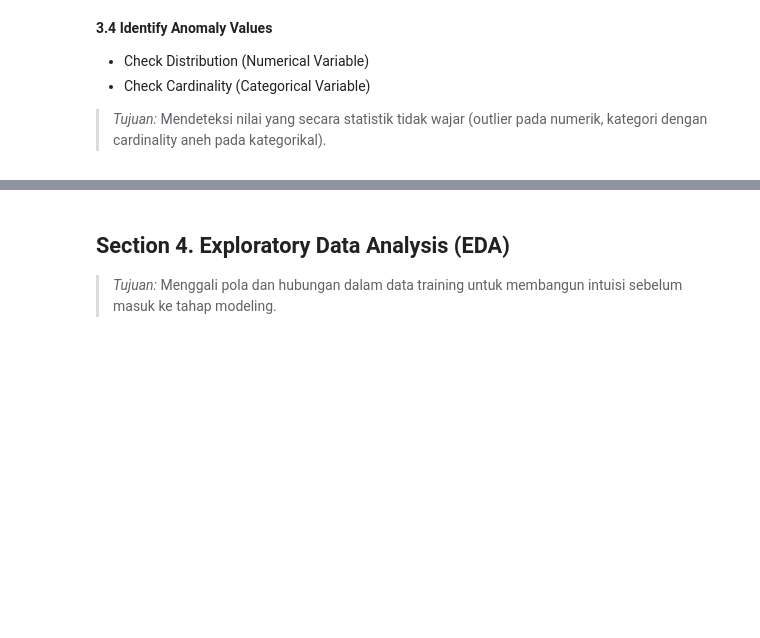
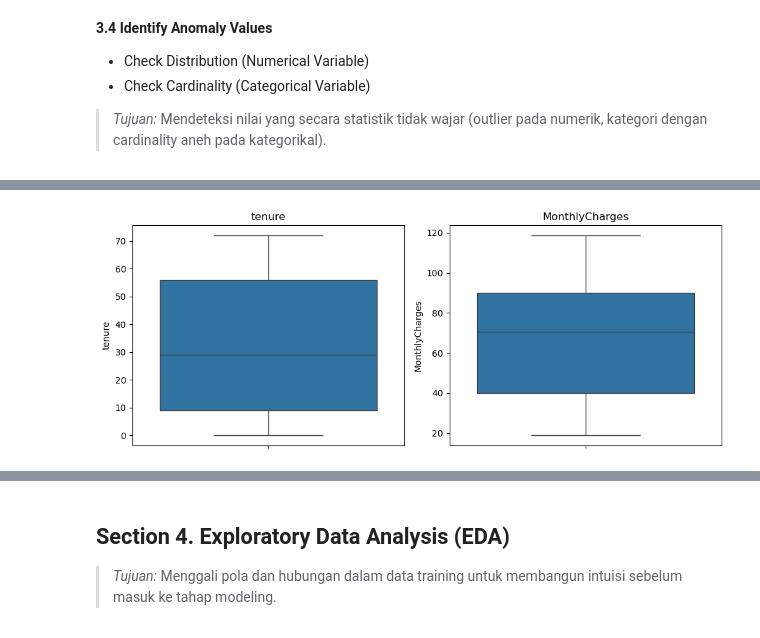
Before and after one commit to Firsaadam03/telco-churn-prediction, a Jupyter notebook: notebook/1.0-bdp-notebook.ipynb, the cells around one changed output, grey strips where cells are left out. Saved outputs shown, nothing was run; the diff lists cells and outputs as text; code cells hidden in the pictures; blank space fills up the shorter version.

```diff
--- a/notebook/1.0-bdp-notebook.ipynb
+++ b/notebook/1.0-bdp-notebook.ipynb
@@ -260,3 +297,12 @@ df.describe(include='all')
 **3.1 Missing Values**
 
 >   *Tujuan:* Mengidentifikasi kolom yang punya data hilang dan menentukan strategi menanganinya (drop, imputasi, atau dibiarkan dengan alasan tertentu).
+# %%
+listItem = []
+for col in df.columns :
+    listItem.append([col, df[col].dtype, df[col].isna().sum(), round((df[col].isna().sum()/len(df[col])) * 100,2),
+                    df[col].nunique(), list(df[col].drop_duplicates().sample(2).values)]);
+
+dfDesc = pd.DataFrame(columns=['dataFeatures', 'dataType', 'null', 'nullPct', 'unique', 'uniqueSample'],
+                     data=listItem)
+dfDesc
@@ -266,0 +368,4 @@ df.describe(include='all')
+# %%
+# drop baris duplikat
+df = df.drop_duplicates().reset_index(drop=True)
+df.shape
@@ -266,0 +384,9 @@ df.describe(include='all')
+# %%
+listItem = []
+for col in df.columns :
+    listItem.append([col, df[col].dtype, df[col].isna().sum(), round((df[col].isna().sum()/len(df[col])) * 100,2),
+                    df[col].nunique(), list(df[col].drop_duplicates().sample(2).values)]);
+
+dfDesc = pd.DataFrame(columns=['dataFeatures', 'dataType', 'null', 'nullPct', 'unique', 'uniqueSample'],
+                     data=listItem)
+dfDesc
@@ -281,0 +489,14 @@ df.describe(include='all')
+# %%
+import matplotlib.pyplot as plt
+
+num_cols = ['tenure', 'MonthlyCharges']
+
+# visual: boxplot
+fig, axes = plt.subplots(1, 2, figsize=(10, 4))
+for i, col in enumerate(num_cols):
+    sns.boxplot(y=df[col], ax=axes[i])
+    axes[i].set_title(col)
+plt.tight_layout()
+plt.show()
+# %% [output]
+[figure, added]
```
Also changed, not shown: parts of 145 cells of this notebook.
